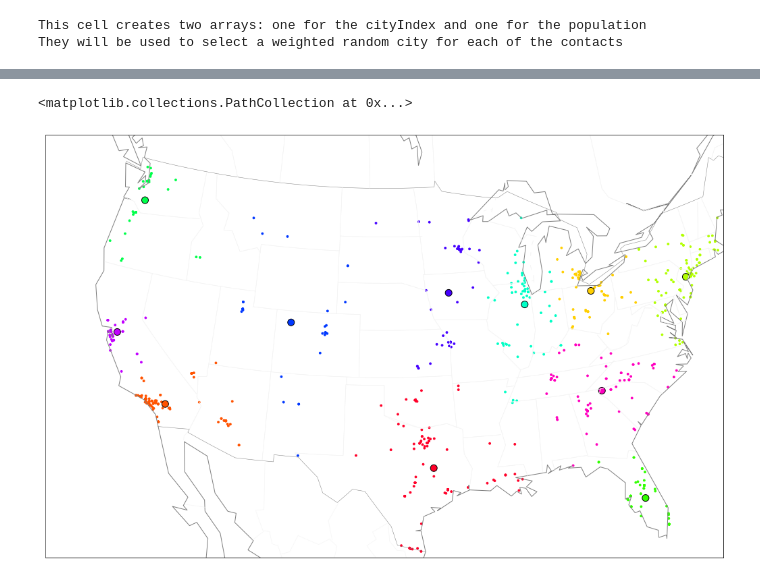
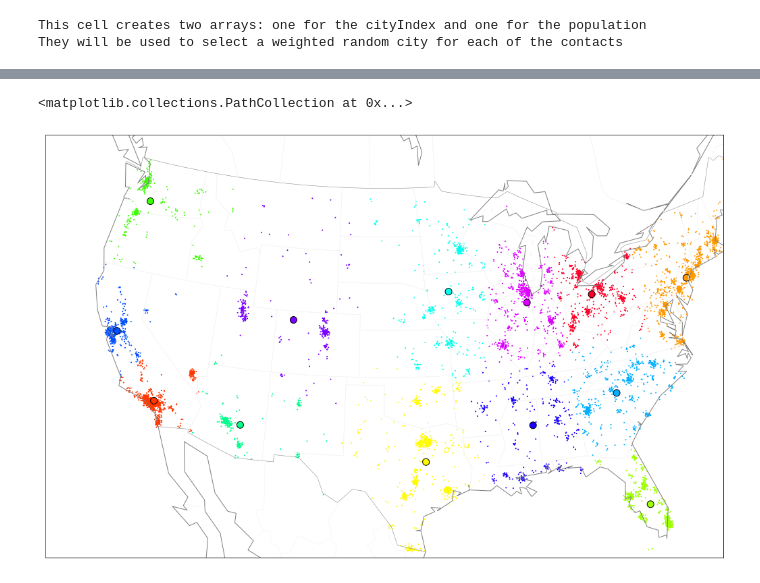
Before and after one commit to kbowerma/clusterForce, a Jupyter notebook: notebooks/smartCityAssignmentsV2-plusCluster.ipynb, the cells around one changed output, grey strips where cells are left out. Cells and saved outputs as stored; diff of their text form; code cells hidden in the pictures.

Commit message:
updated with noise added

```diff
--- a/notebooks/smartCityAssignmentsV2-plusCluster.ipynb
+++ b/notebooks/smartCityAssignmentsV2-plusCluster.ipynb
@@ -16,7 +16,7 @@ citiesDF = pd.read_csv(path)
 #print("df shape:", df.shape)
 
 #read the data file for contacts
-path = '../data/contacts1.csv'
+path = '../data/contacts3.csv'
 contactsDF = pd.read_csv(path)
 print("\nThis cell loads the contacts in contactsDF and cities in citiesDF")
 print("citiesDF shape:", citiesDF.shape, "\tcontactsDF shape: ", contactsDF.shape)
@@ -122,0 +123,26 @@ output
+# %%
+dallasContacts = output[output.city == 'Dallas']
+locs = output[['lat','lng']]
+locs.shape
+
+#len(dallasContacts.index)  #number of columns
+
+#import pandas as pd
+# clean_signal = pd.read_csv("your_data.csv")
+clean_signal = locs
+#clean_signal = pd.DataFrame([[1,2],[3,4],[5,6]], columns=list('AB'), dtype=float)
+#import numpy as np
+mu, sigma = 0, 0.1
+noise = np.random.normal(mu, sigma, [len(locs.index) ,2])
+signal = clean_signal + noise
+signal['key'] = signal.index
+
+minoutput = output[['LastName','population','density', 'city','state_id']]
+minoutput['key'] = minoutput.index
+
+randomCityDf['key'] = randomCityDf.index
+contactsDF['key'] = contactsDF.index
+
+minoputputwithnoise = pd.merge(minoutput,signal,how='left',on='key')
+
+minoputputwithnoise.head(10)
@@ -148,7 +186,8 @@ from mpl_toolkits.basemap import Basemap
 
 
 #contacts
-contacts = output
+#contacts = output
+contacts = minoputputwithnoise
 lat = contacts['lat'].values
 lon = contacts['lng'].values
 population = contacts['population'].values
@@ -203,7 +242,7 @@ from sklearn import cluster
 # reduce data frame to just lat and long and convert to an array
 dk = contacts[['lat','lng']].values
 
-k_means2 = cluster.KMeans(n_clusters=12)
+k_means2 = cluster.KMeans(n_clusters=15)
 k_means2.fit(dk)
 #print(k_means2.labels_[::1])
 assignment_arr = k_means2.labels_
@@ -268,25 +308,25 @@ df7
 # %%
 # 1. Draw the map background
 fig3 = plt.figure(figsize=(18, 12))
 m3 = Basemap(projection='lcc', resolution='c',
             lat_0=39.0, lon_0=-100,
             width=4.8E6, height=3E6)
 m3.drawcoastlines(color='gray')
 m3.drawcountries(color='gray')
 m3.drawstates(color='#F3F3F3')
 
 lat3 = df7['lat'].values
 lon3 = df7['lng'].values
 cluster3 = df7['cluster_id'].values
 
 # 2. scatter city data, with color reflecting population
 m3.scatter(lon3, lat3, latlon=True,
           #c=np.log10(population), s=area,
             cmap='gist_rainbow', alpha=1.0,
-          c=cluster3, s=8)
+          c=cluster3, s=1)
 
 m3.scatter(df_centers['lng'].values, df_centers['lat'].values, latlon=True,
            cmap='gist_rainbow', s=100, c=df_centers.index, edgecolors='Black')
 # %% [output]
 <matplotlib.collections.PathCollection at 0x...>
-[figure, old version]
+[figure, new version]
```
Also changed, not shown: parts of 9 cells of this notebook, 5 other files.
